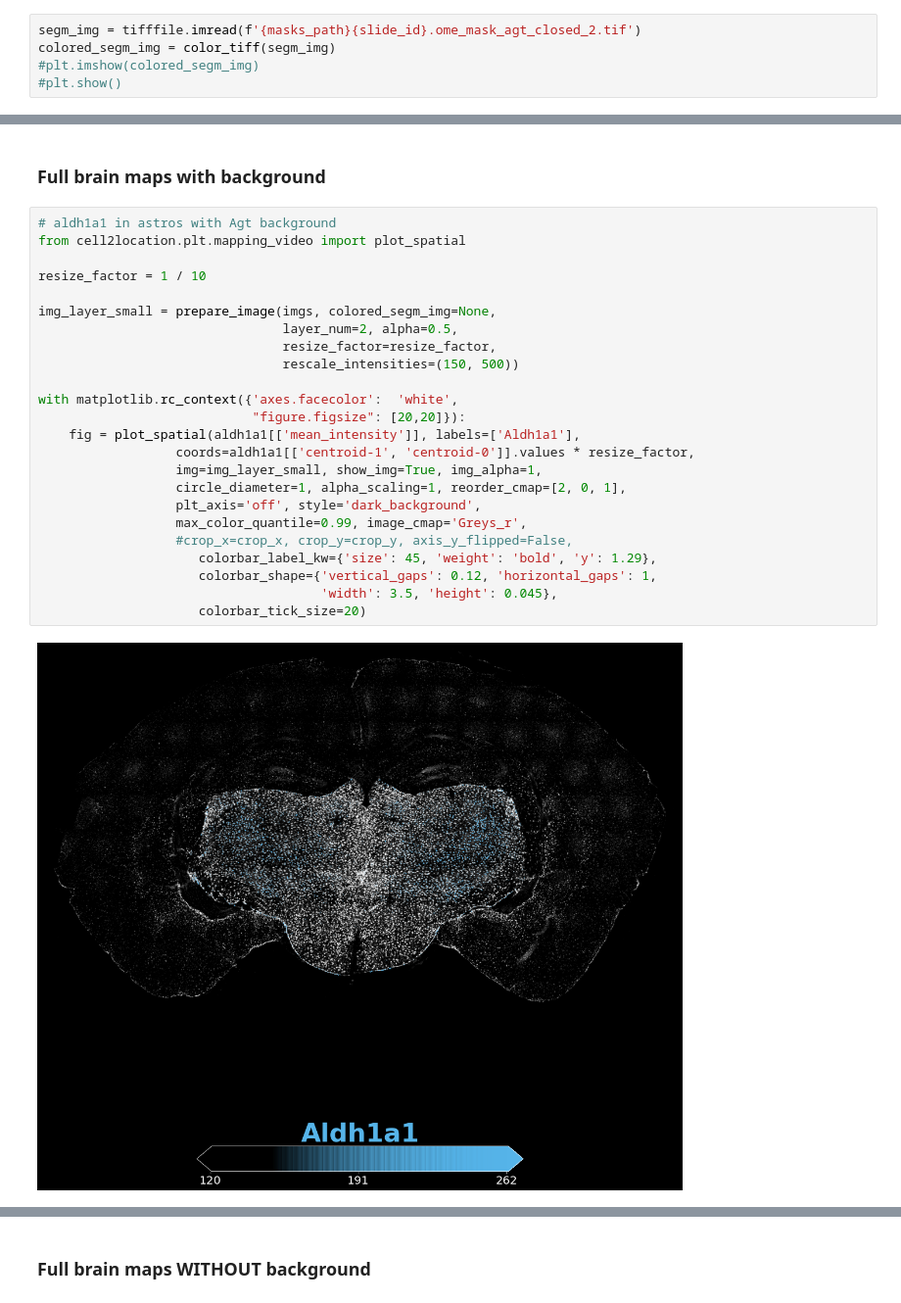
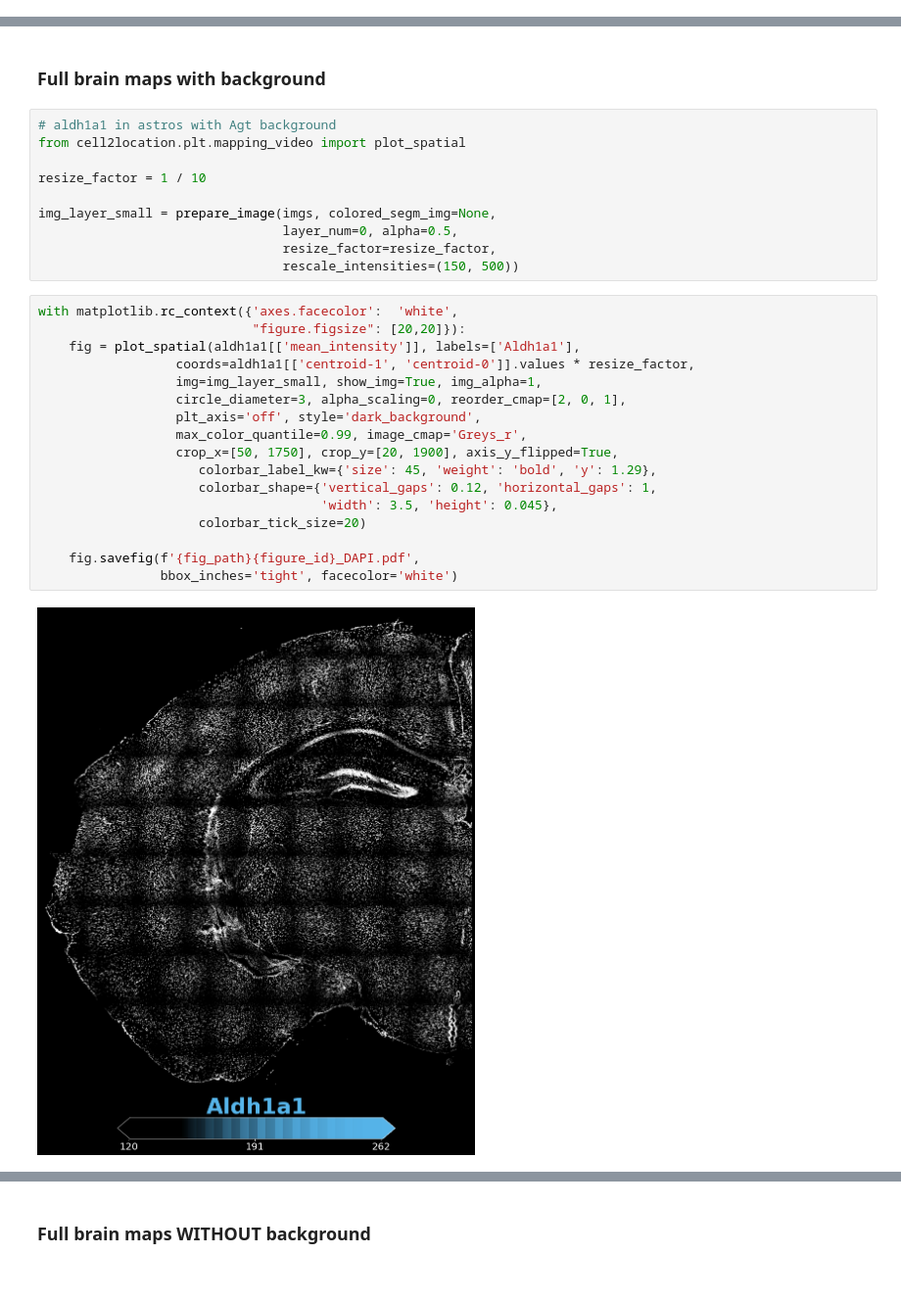
Before and after one commit to vitkl/cell2location_paper, a Jupyter notebook: notebooks/mouse_brain_visium/Fig3_smFISH_validation_Agt_Aldh1a1.ipynb, the cells around one changed output, grey strips where cells are left out. Shown at 98% size. Saved outputs shown, nothing was run; the diff lists cells and outputs as text.

```diff
--- a/notebooks/mouse_brain_visium/Fig3_smFISH_validation_Agt_Aldh1a1.ipynb
+++ b/notebooks/mouse_brain_visium/Fig3_smFISH_validation_Agt_Aldh1a1.ipynb
@@ -111,8 +113,3 @@ def color_tiff(img):
 
 masks_path = '/nfs/team283_imaging/VK_C2L/playground_Tong/ilastik/blurred_2_iter_closing/'
 my_masks_path = '/nfs/team283_imaging/VK_C2L/playground_vitalii/masks/'
-# %%
-segm_img = tifffile.imread(f'{masks_path}{slide_id}.ome_mask_agt_closed_2.tif')
-colored_segm_img = color_tiff(segm_img)
-#plt.imshow(colored_segm_img)
-#plt.show()
@@ -156,29 +158,32 @@ def prepare_image(imgs, colored_segm_img=None, layer_num=0, alpha=0.5,
     return img_layer.astype(int)
 # %% [markdown]
 ### Full brain maps with background
+# %%
+# aldh1a1 in astros with Agt background
+from cell2location.plt.mapping_video import plot_spatial
+
+resize_factor = 1 / 10
+
+img_layer_small = prepare_image(imgs, colored_segm_img=None,
+                                layer_num=0, alpha=0.5,
+                                resize_factor=resize_factor,
+                                rescale_intensities=(150, 500))
 # %%
-# aldh1a1 in astros with Agt background
-from cell2location.plt.mapping_video import plot_spatial
-
-resize_factor = 1 / 10
-
-img_layer_small = prepare_image(imgs, colored_segm_img=None,
-                                layer_num=2, alpha=0.5,
-                                resize_factor=resize_factor,
-                                rescale_intensities=(150, 500))
-
 with matplotlib.rc_context({'axes.facecolor':  'white',
                             "figure.figsize": [20,20]}):
     fig = plot_spatial(aldh1a1[['mean_intensity']], labels=['Aldh1a1'],
                   coords=aldh1a1[['centroid-1', 'centroid-0']].values * resize_factor,
                   img=img_layer_small, show_img=True, img_alpha=1,
-                  circle_diameter=1, alpha_scaling=1, reorder_cmap=[2, 0, 1],
+                  circle_diameter=3, alpha_scaling=0, reorder_cmap=[2, 0, 1],
                   plt_axis='off', style='dark_background',
                   max_color_quantile=0.99, image_cmap='Greys_r',
-                  #crop_x=crop_x, crop_y=crop_y, axis_y_flipped=False,
+                  crop_x=[50, 1750], crop_y=[20, 1900], axis_y_flipped=True,
                      colorbar_label_kw={'size': 45, 'weight': 'bold', 'y': 1.29},
                      colorbar_shape={'vertical_gaps': 0.12, 'horizontal_gaps': 1,
                                      'width': 3.5, 'height': 0.045},
                      colorbar_tick_size=20)
+
+    fig.savefig(f'{fig_path}{figure_id}_DAPI.pdf',
+                bbox_inches='tight', facecolor='white')
 # %% [output]
-[figure, old version]
+[figure, new version]
```
Also changed, not shown: parts of 11 cells of this notebook, 15 other files.
